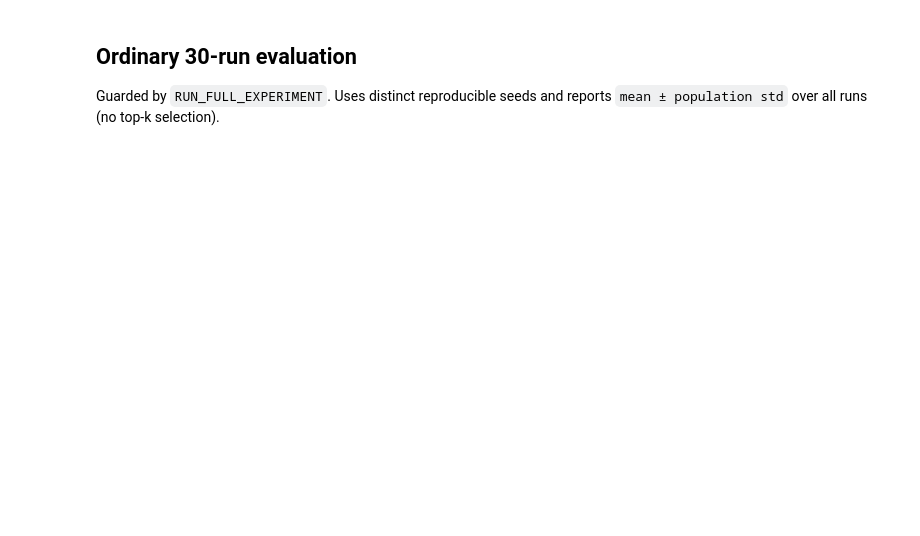
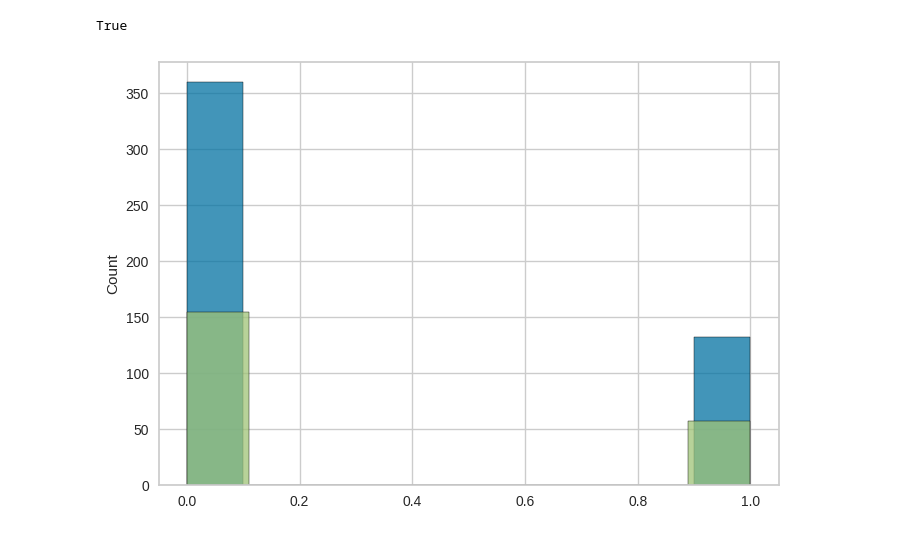
Before and after one commit to naforoutan/ReLaFIS, a Jupyter notebook: notebooks/test_class.ipynb, the cells around one changed output. Drawn from its saved outputs; the diff is of its cells as text; code cells hidden in the pictures; blank space fills up the shorter version.

```diff
--- a/notebooks/test_class.ipynb
+++ b/notebooks/test_class.ipynb
@@ -561,5 +20,0 @@ print(f"Wrote {result_path}")
-# %% [markdown]
-## Ordinary 30-run evaluation
-
-Guarded by `RUN_FULL_EXPERIMENT`. Uses distinct reproducible seeds and reports
-`mean ± population std` over all runs (no top-k selection).
@@ -644,0 +45,44 @@ else:
+# %%
+# datasetdec
+
+from tests.tabular_small import (
+    Cryotheraphy, Haberman, Heart, Glass, SegmentaitionUCI, Wine, Thyroid,
+    Immunotherapy, Iris, BreastCancer, PimaDiabetes, CarEvaluation, Autism,
+    Digits, DNA, MFeat, Parkinson, SyntheticGaussian, PimaDiabetesCase2,
+    DigitsUCI as Digits_UCI, BCW,
+)
+from tests.tabular_large import AdultIncome, BankMarketing, Smoke
+from tests.bio_medical import Diabetes, Colon, Leukemia, SRBCT, Madelon, ORL, Isolet
+from tests.image import MNIST, FashionMNIST
+from tests.uci_thresholded import (
+    EnergyEfficiencyHeating, EnergyEfficiencyCooling, Airfoil, Concrete,
+    ConcreteMulticlass, CCPP,
+)
+from tests.inequality import (
+    LinearThreshold, ExponentialGrowth, LogisticGrowth, DampedOscillator, PDE,
+)
+from torch.utils.data import DataLoader
+
+
+#experiment = Madelon()  # Changed from session_id=random_state to use default balanced folds
+experiment = Autism(session_id=random_state)
+train_dataset = experiment.train_dataset(device)
+test_dataset = experiment.test_dataset(device)
+
+
+train_loader = DataLoader(train_dataset, batch_size=batch_size, shuffle=True)
+test_loader = DataLoader(test_dataset, batch_size=batch_size, shuffle=True)
+
+
+learning_params['train_size'] = experiment.train_numpy()[0].shape[0]
+#regression = experiment.target_type == 'regression'
+regression = False
+# %%
+sns.histplot(experiment.train_numpy()[1])
+sns.histplot(experiment.test_numpy()[1])
+
+binary = len(np.unique(experiment.train_numpy()[1])) == 2
+binary
+# %% [output]
+True
+[figure, added]
```
Also changed, not shown: parts of 18 cells of this notebook, 3 other files.
